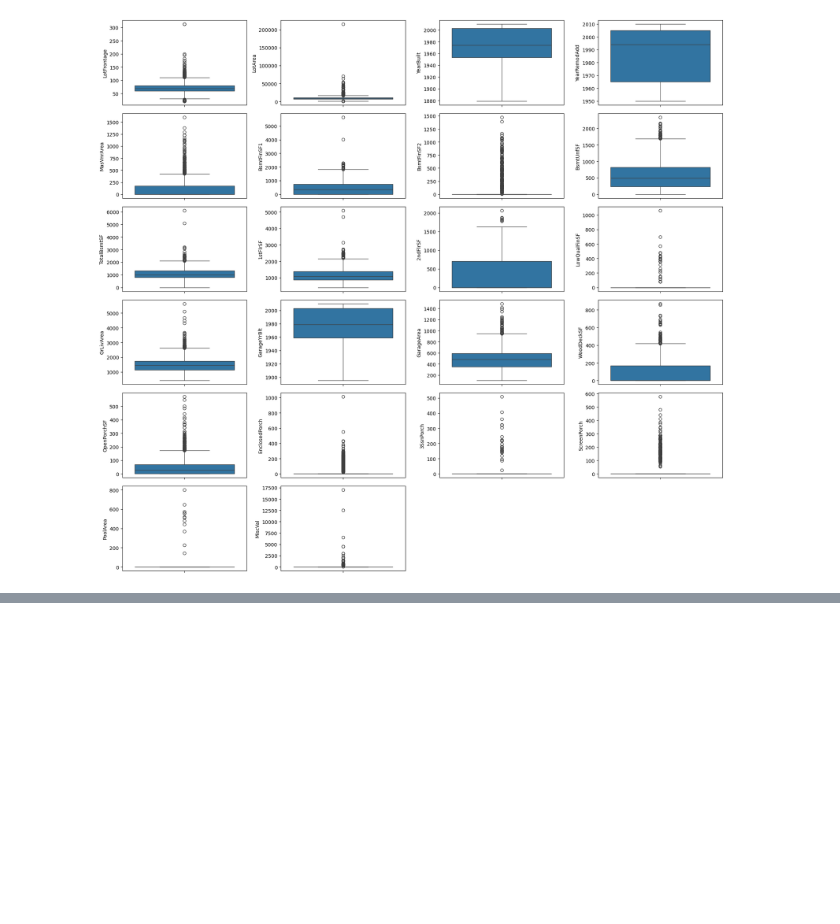
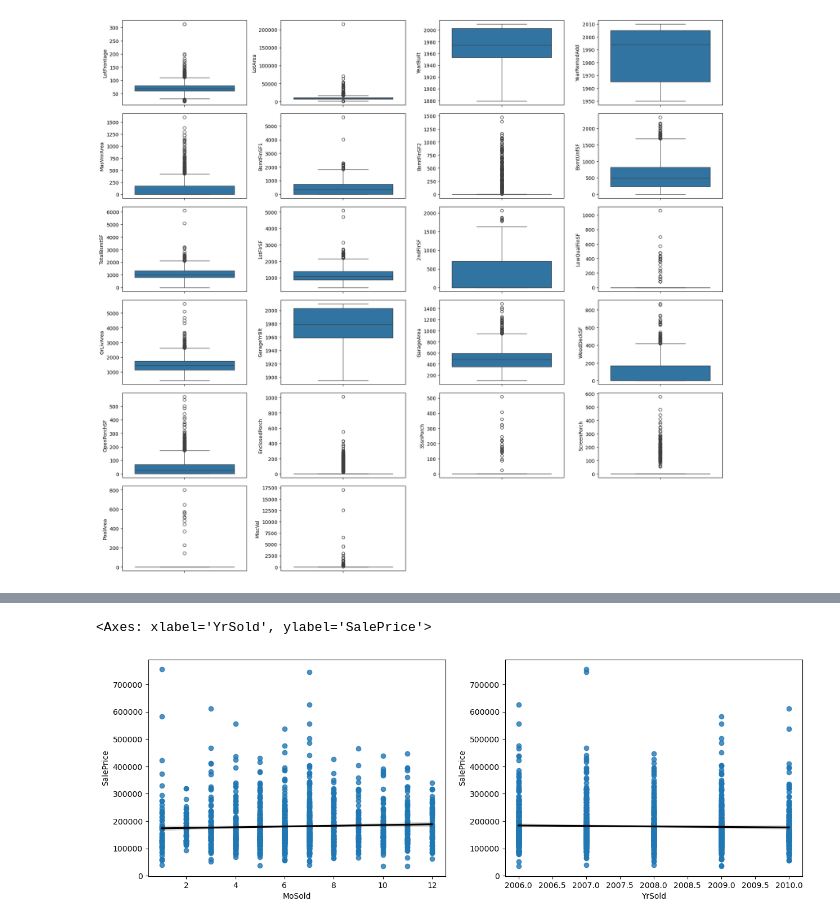
Before and after one commit to manishbhatia7/Kaggle, a Jupyter notebook: Competition Datasets/House Prices - Advanced Regression Techniques/housing.ipynb, the cells around one changed output, grey strips where cells are left out. Saved outputs shown, nothing was run; the diff lists cells and outputs as text; code cells hidden in the pictures; blank space fills up the shorter version.

```diff
--- a/Competition Datasets/House Prices - Advanced Regression Techniques/housing.ipynb
+++ b/Competition Datasets/House Prices - Advanced Regression Techniques/housing.ipynb
@@ -213,0 +285,7 @@ Outliers in boxplots
+# %%
+fig,ax=plt.subplots(1,2,figsize=(15,5))
+sns.regplot(x=numeric_train['MoSold'],y='SalePrice',data=numeric_train,ax=ax[0],line_kws={'color':'black'})
+sns.regplot(x=numeric_train['YrSold'],y='SalePrice',data=numeric_train,ax=ax[1],line_kws={'color':'black'})
+# %% [output]
+<Axes: xlabel='YrSold', ylabel='SalePrice'>
+[figure, added]
```
Also changed, not shown: parts of 15 cells of this notebook.
